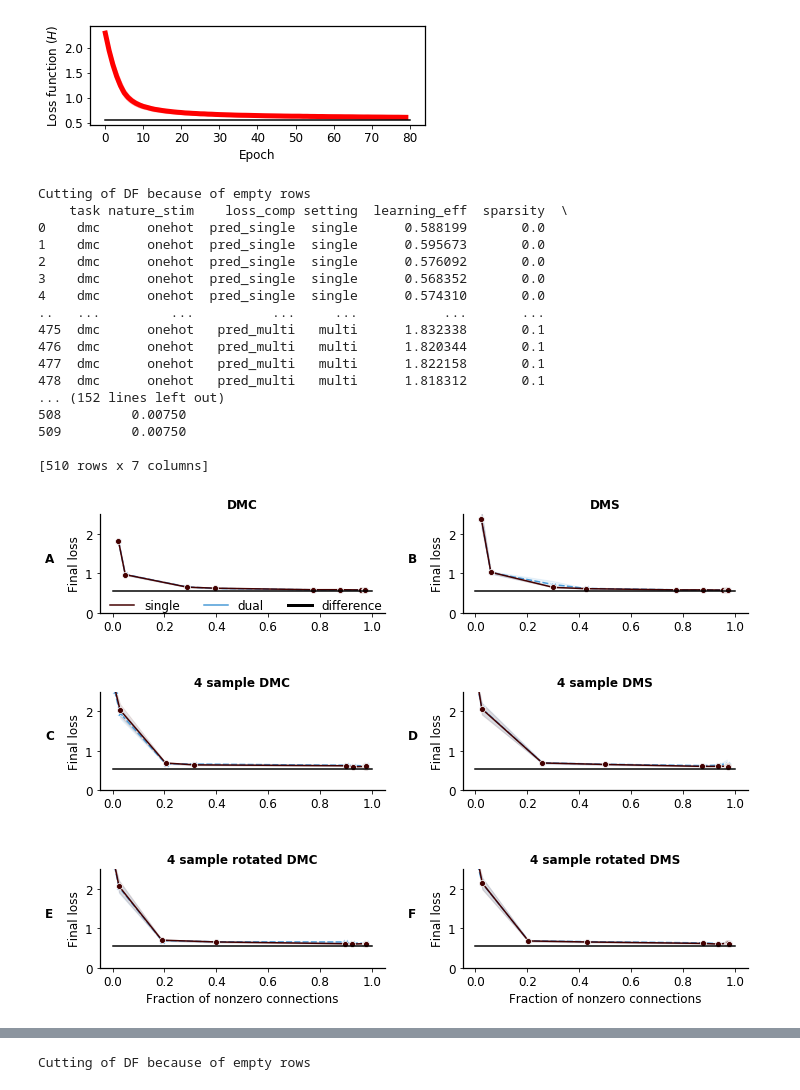
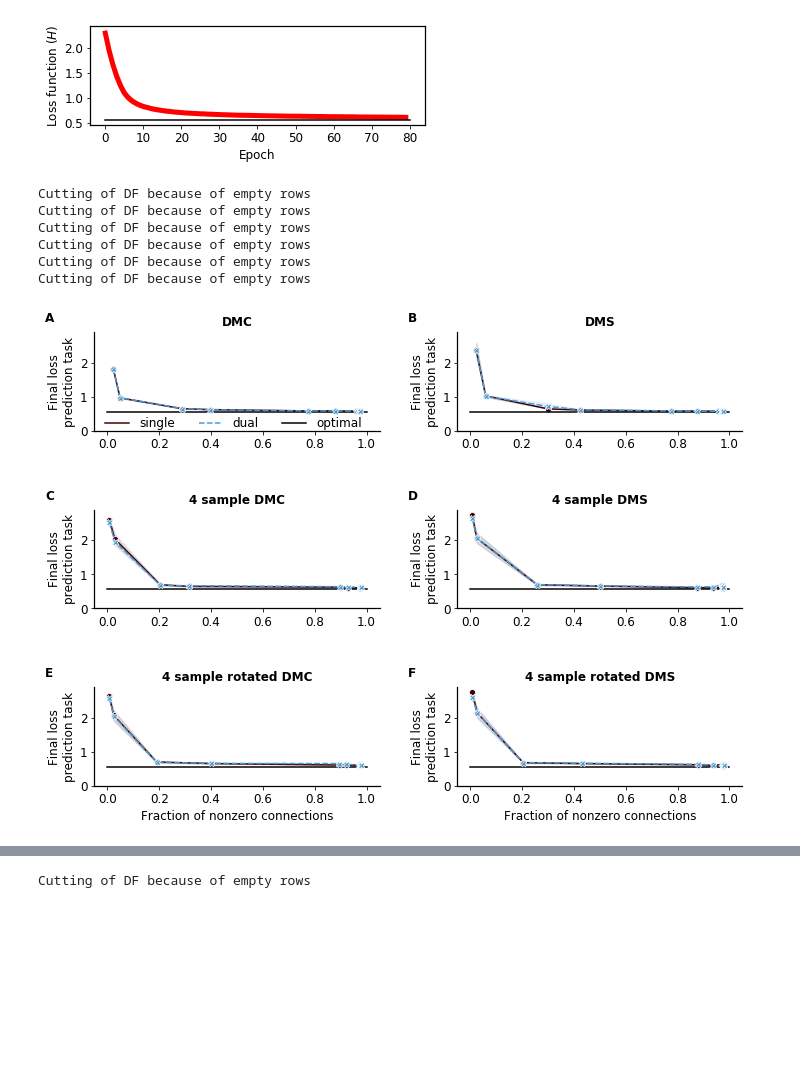
Before and after one commit to vdplasthijs/eavesdropping, a Jupyter notebook: multitasking learning for recurrent nets.ipynb, the cells around one changed output, grey strips where cells are left out. Drawn from its saved outputs; the diff is of its cells as text; code cells hidden in the pictures; blank space fills up the shorter version.

```diff
--- a/multitasking learning for recurrent nets.ipynb
+++ b/multitasking learning for recurrent nets.ipynb
@@ -760,55 +760,52 @@ for type_task in ['dmc', 'dmrc', 'dms', 'dmrs']:
                                         leg_anchor=(0, 0.25), leg_cols=3,
                                         new_x_axis_df=nz_df, plot_pred_only=True)
 
+
+        pred_only_colour = [67 / 255, 0, 0]
+        pred_spec_colour = [73 / 255, 154 / 255, 215 / 255]
+        for chi in list(curr_ax.get_children()):
+            if hasattr(chi, '_color') and type(chi._color) != str:
+                if np.isclose(np.array(chi._color), np.array(pred_spec_colour)).all():
+                    chi.set_zorder(10)
+
         if 'c' in type_task:
             str_dom = 'DMC'
         else:
             str_dom = 'DMS'
         if 'r' in type_task:
             str_task = 'rotated '
         else:
             str_task = ''
         if nature_stim == 'onehot':
+            optimal_pred = -0.25 * (3 * np.log(0.75) + np.log(0.25))
+            curr_ax.plot([0, 1 if plot_nz_axis else 0.1], [optimal_pred, optimal_pred], c='k')
             str_samp = ''
         else:
+            optimal_pred = 5 / 9
+            curr_ax.plot([0, 1 if plot_nz_axis else 0.1], [optimal_pred, optimal_pred], c='k')
             str_samp = '4 sample '
         # curr_ax.set_title(f'{str_task}, {str_samp},\n{str_dom}', loc='left', fontdict={'weight': 'bold'})
 
         curr_ax.set_title(f'{str_samp}{str_task}{str_dom}', fontdict={'weight': 'bold'})
         i_plot += 1
 
 letters = ['A', 'B', 'C', 'D', 'E' ,'F']
 i_let = 0
 for ii in range(3):
     for axx in [ax_left, ax_right]:
-        axx[ii].set_ylabel('Final loss')
+        axx[ii].set_ylabel('Final loss\nprediction task')
         if ii < 2:
             axx[ii].set_xlabel('')
-        axx[ii].set_ylim([0, 2.5])
-        axx[ii].plot([0, 1 if plot_nz_axis else 0.1], [0.55, 0.55], c='k')
-        axx[ii].text(s=letters[i_let], x=-0.26 if plot_nz_axis else -4e-6, y=1.3, fontdict={'weight': 'bold'})
+        axx[ii].set_ylim([0, 2.9])
+        axx[ii].text(s=letters[i_let], x=-0.24 if plot_nz_axis else -4e-6, y=3.2, fontdict={'weight': 'bold'})
         i_let += 1
 if save_fig:
-    if method == 'final_loss':
-        plt.savefig('figures/nips/fig3_other-tasks.pdf', bbox_inches='tight')
-    elif method == 'integral':
-        plt.savefig('figures/nips/fig3-supp_other-tasks__integral.pdf', bbox_inches='tight')
+    plt.savefig('figures/nips/fig3_other-tasks_predictionloss.pdf', bbox_inches='tight')
 # %% [output]
 Cutting of DF because of empty rows
-    task nature_stim    loss_comp setting  learning_eff  sparsity  \
-0    dmc      onehot  pred_single  single      0.588199       0.0
-1    dmc      onehot  pred_single  single      0.595673       0.0
-2    dmc      onehot  pred_single  single      0.576092       0.0
-3    dmc      onehot  pred_single  single      0.568352       0.0
-4    dmc      onehot  pred_single  single      0.574310       0.0
-..   ...         ...          ...     ...           ...       ...
-475  dmc      onehot   pred_multi   multi      1.832338       0.1
-476  dmc      onehot   pred_multi   multi      1.820344       0.1
-477  dmc      onehot   pred_multi   multi      1.822158       0.1
-478  dmc      onehot   pred_multi   multi      1.818312       0.1
-... (152 lines left out)
-508         0.00750
-509         0.00750
-
-[510 rows x 7 columns]
+Cutting of DF because of empty rows
+Cutting of DF because of empty rows
+Cutting of DF because of empty rows
+Cutting of DF because of empty rows
+Cutting of DF because of empty rows
-[figure, old version]
+[figure, new version]
```
Also changed, not shown: parts of 2 cells of this notebook, 1 other file.
